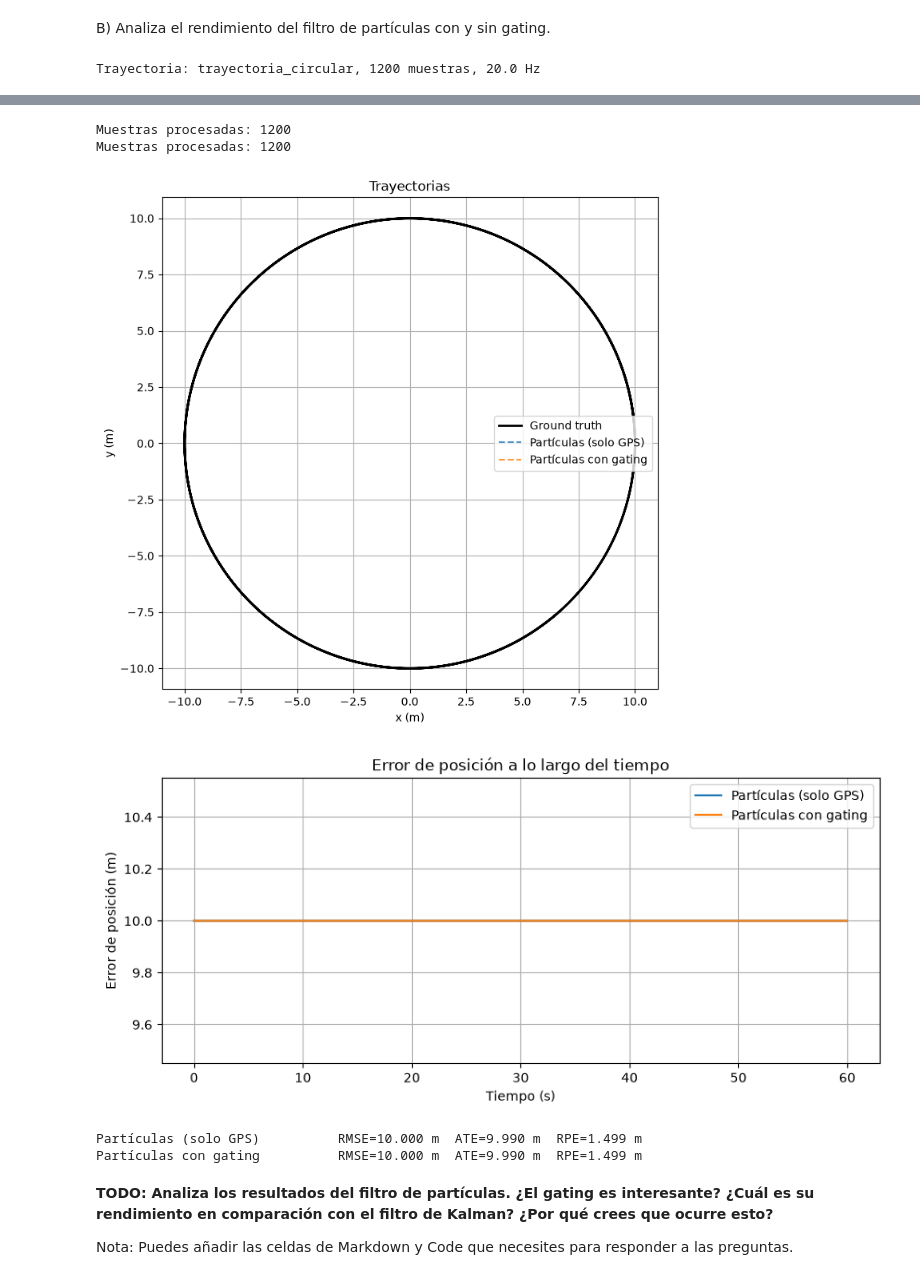
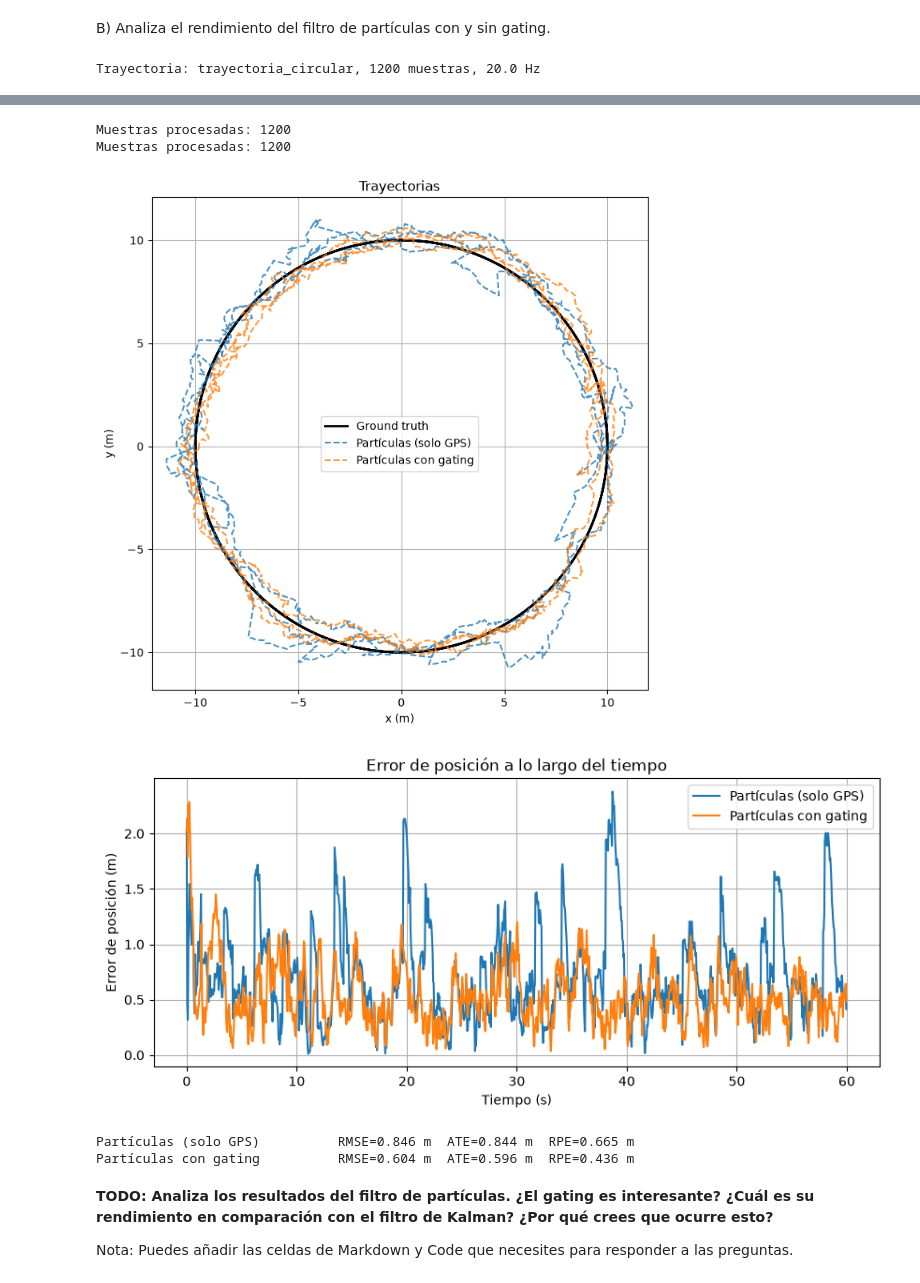
Before and after one commit to milirodriguezv/practica2_optimizacion, a Jupyter notebook: practice.ipynb, the cells around one changed output, grey strips where cells are left out. Saved outputs shown, nothing was run; the diff lists cells and outputs as text; code cells hidden in the pictures.

```diff
--- a/practice.ipynb
+++ b/practice.ipynb
@@ -879,9 +890,10 @@ for i in range(len(df_gt)):
         medidas['gps']['x_gps'].iloc[i],
         medidas['gps']['y_gps'].iloc[i]
     ])
+    a_imu = np.array([medidas['imu']['ax_imu'].iloc[i], medidas['imu']['ay_imu'].iloc[i]])
 
     # Paso del filtro de partículas
-    estimates_pf[i] = pf.step(z_gps)
+    estimates_pf[i] = pf.step(z_gps, a_imu)
 
 print(f"Muestras procesadas: {len(df_gt)}")
 
@@ -904,38 +916,39 @@ pf.initialize(np.array([
 
 estimates_pf_gating = np.zeros((len(df_gt), 4))
 n_descartadas = 0
 
 for i in range(len(df_gt)):
     # Medida GPS
     z_gps = np.array([
         medidas['gps']['x_gps'].iloc[i],
         medidas['gps']['y_gps'].iloc[i]
     ])
+    a_imu = np.array([medidas['imu']['ax_imu'].iloc[i], medidas['imu']['ay_imu'].iloc[i]])
 
     # Paso del filtro de partículas
-    estimates_pf_gating[i] = pf.step_with_gating(z_gps)
+    estimates_pf_gating[i] = pf.step_with_gating(z_gps, a_imu)
 
 print(f"Muestras procesadas: {len(df_gt)}")
 
 # 5. Representa el resultado
 estimates = {'Partículas (solo GPS)': estimates_pf, 'Partículas con gating': estimates_pf_gating}
 plot_path(df_gt, estimates)
 plot_error(df_gt, estimates)
 
 # 6. Calcula el error
 gt_array = df_gt[['x', 'y', 'vx', 'vy']].values
 for nombre, est in estimates.items():
     m = summary_metrics(est, gt_array, nombre)
     print(f"{m['name']:30s} RMSE={m['rmse']:.3f} m  ATE={m['ate']:.3f} m  RPE={m['rpe']:.3f} m")
 # %% [output]
 Trayectoria: trayectoria_circular, 1200 muestras, 20.0 Hz
 [figure]
 Muestras procesadas: 1200
 Muestras procesadas: 1200
-[figure, old version]
+[figure, new version]
-[figure, old version]
+[figure, new version]
-Partículas (solo GPS)          RMSE=10.000 m  ATE=9.990 m  RPE=1.499 m
-Partículas con gating          RMSE=10.000 m  ATE=9.990 m  RPE=1.499 m
+Partículas (solo GPS)          RMSE=0.846 m  ATE=0.844 m  RPE=0.665 m
+Partículas con gating          RMSE=0.604 m  ATE=0.596 m  RPE=0.436 m
 # %% [markdown]
 **TODO: Analiza los resultados del filtro de partículas. ¿El gating es interesante? ¿Cuál es su rendimiento en comparación con el filtro de Kalman? ¿Por qué crees que ocurre esto?**
 
```
Also changed, not shown: parts of 12 cells of this notebook.
